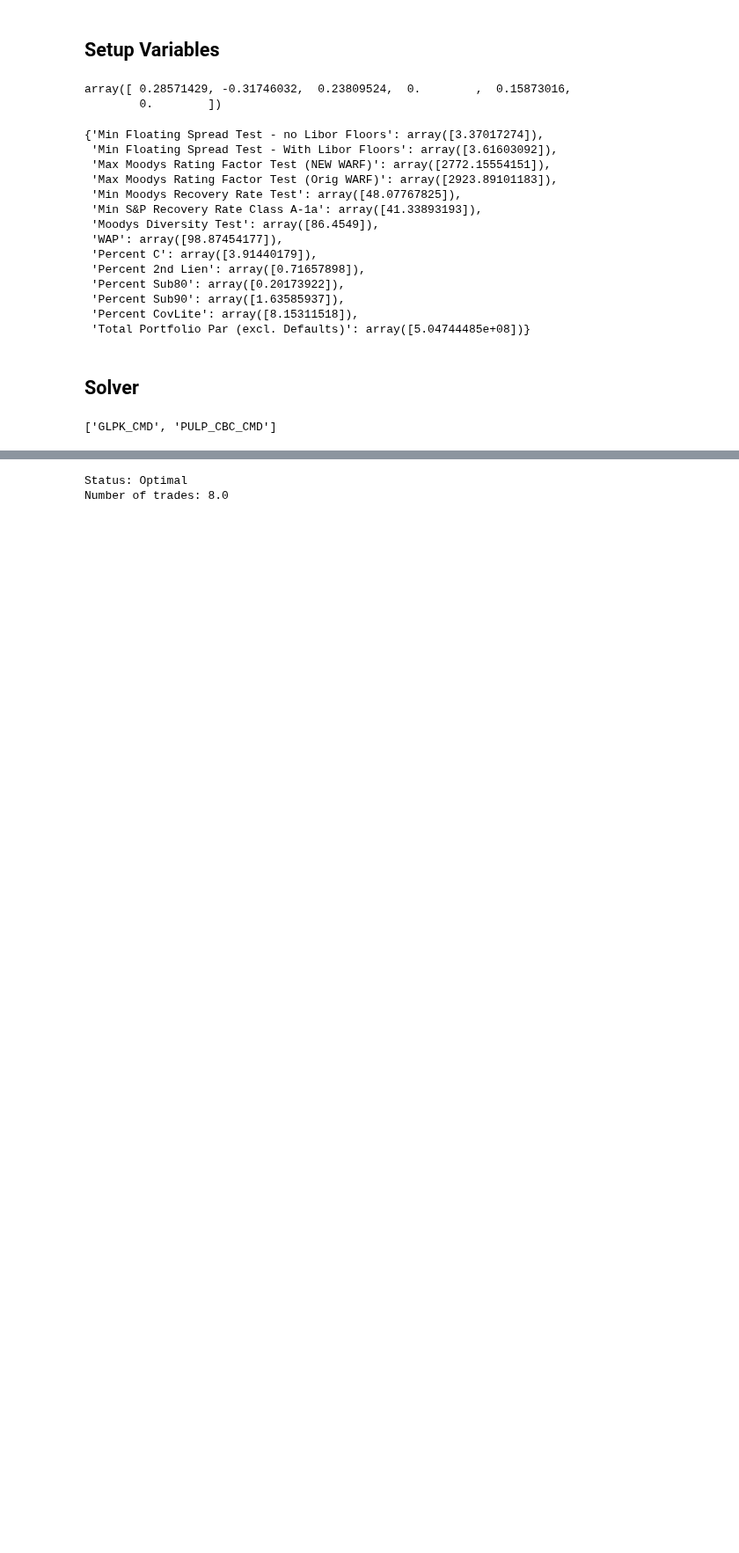
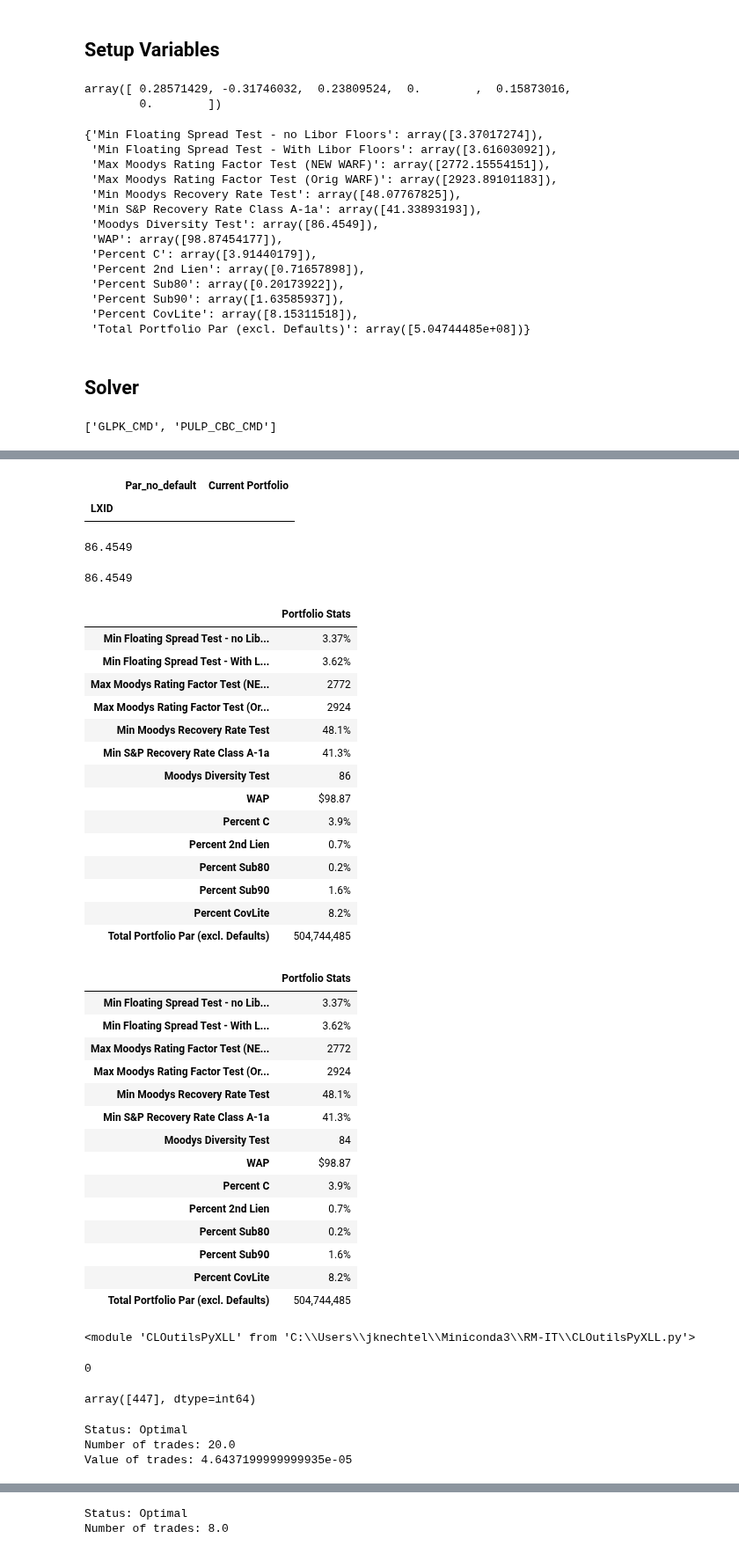
Before and after one commit to joshknechtel-gs/RM-IT, a Jupyter notebook: TradeMinProblem.ipynb, the cells around one changed output, grey strips where cells are left out. Shown at 88% size. Saved outputs shown, nothing was run; the diff lists cells and outputs as text; code cells hidden in the pictures; blank space fills up the shorter version.

```diff
--- a/TradeMinProblem.ipynb
+++ b/TradeMinProblem.ipynb
@@ -468,0 +622,71 @@ y_99 = 0.0
+# %%
+model_port.loc[model_port['Par_no_default']!=model_port['Current Portfolio'],['Par_no_default','Current Portfolio']]
+# %% [output]
+|  | Par_no_default | Current Portfolio |
+| LXID |  |  |
+# %%
+#model_port['OBLIGOR for Diversity']
+clo.diversity_score(model_port, weight_col='Par_no_default')
+clo.diversity_score(model_port, weight_col='Current Portfolio')
+# %% [output]
+86.4549
+86.4549
+# %%
+mask = abs(model_port['Current Portfolio']) >= 0
+cstats = clo.Port_stats(model_port.loc[mask], 'Current Portfolio')
+cstats
+
+mask = abs(model_port['Current Portfolio']) > 0
+cstats = clo.Port_stats(model_port.loc[mask], 'Current Portfolio')
+cstats
+# %% [output]
+|  | Portfolio Stats |
+| Min Floating Spread Test - no Lib... | 3.37% |
+| Min Floating Spread Test - With L... | 3.62% |
+| Max Moodys Rating Factor Test (NE... | 2772 |
+| Max Moodys Rating Factor Test (Or... | 2924 |
+| Min Moodys Recovery Rate Test | 48.1% |
+| Min S&P Recovery Rate Class A-1a | 41.3% |
+| Moodys Diversity Test | 86 |
+| WAP | $98.87 |
+| Percent C | 3.9% |
+| Percent 2nd Lien | 0.7% |
+| Percent Sub80 | 0.2% |
+| Percent Sub90 | 1.6% |
+| Percent CovLite | 8.2% |
+| Total Portfolio Par (excl. Defaults) | 504,744,485 |
+|  | Portfolio Stats |
+| Min Floating Spread Test - no Lib... | 3.37% |
+| Min Floating Spread Test - With L... | 3.62% |
+| Max Moodys Rating Factor Test (NE... | 2772 |
+| Max Moodys Rating Factor Test (Or... | 2924 |
+| Min Moodys Recovery Rate Test | 48.1% |
+| Min S&P Recovery Rate Class A-1a | 41.3% |
+| Moodys Diversity Test | 84 |
+| WAP | $98.87 |
+| Percent C | 3.9% |
+| Percent 2nd Lien | 0.7% |
+| Percent Sub80 | 0.2% |
+| Percent Sub90 | 1.6% |
+| Percent CovLite | 8.2% |
+| Total Portfolio Par (excl. Defaults) | 504,744,485 |
+# %%
+import importlib
+importlib.reload(clo)
+# %% [output]
+<module 'CLOutilsPyXLL' from 'C:\\Users\\jknechtel\\Miniconda3\\RM-IT\\CLOutilsPyXLL.py'>
+# %%
+#~seeds.isnull().values.all()
+tickers = model_port.index
+
+seeds.loc['LX165896']
+idx = np.where(tickers == 'LX165896')
+# %% [output]
+0
+array([447], dtype=int64)
+# %%
+model_port = clo.TradeOptimizer(model_port,keyConstraints,otherConstraints,seeds,probName= "Trade_Minimization_Problem")
+# %% [output]
+Status: Optimal
+Number of trades: 20.0
+Value of trades: 4.6437199999999935e-05
```
Also changed, not shown: parts of 20 cells of this notebook, 1 other file.
